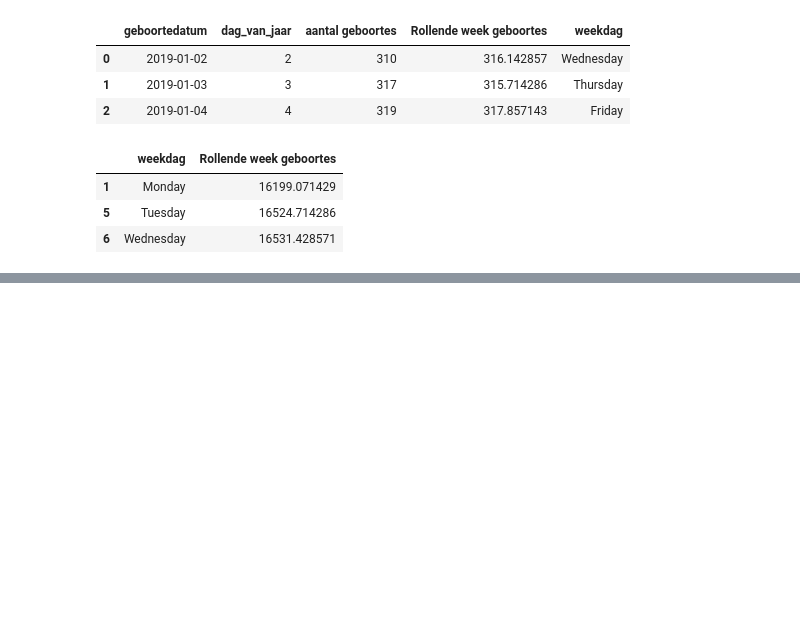
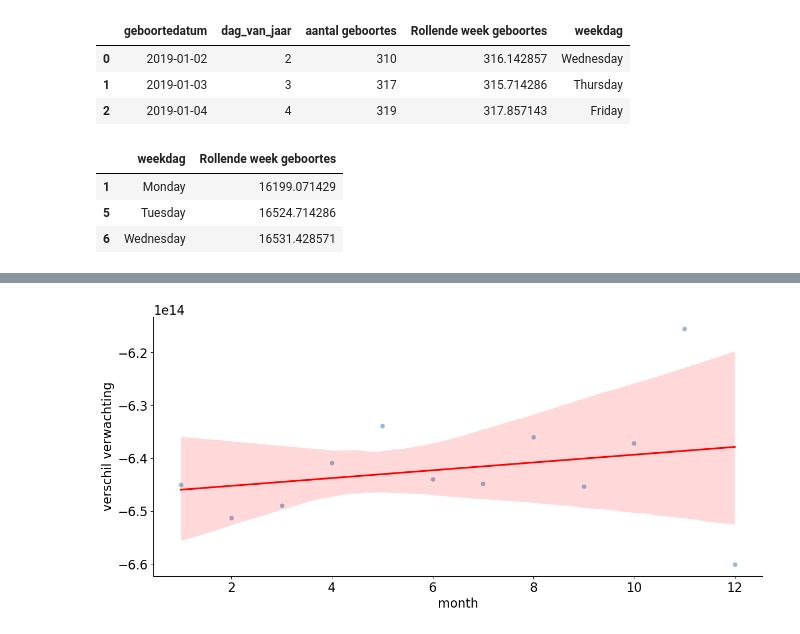
Before and after one commit to cdieltje/ExamenSyntra, a Jupyter notebook: notebooks/examen_deel1_V2.ipynb, the cells around one changed output, grey strips where cells are left out. Saved outputs shown, nothing was run; the diff lists cells and outputs as text; code cells hidden in the pictures; blank space fills up the shorter version.

```diff
--- a/notebooks/examen_deel1_V2.ipynb
+++ b/notebooks/examen_deel1_V2.ipynb
@@ -379,7 +381,6 @@ df_birth_weekday.head(3)
 | 5 | Tuesday | 16524.714286 |
 | 6 | Wednesday | 16531.428571 |
 # %%
-# # Difference 'verwachte datum' and 'geboortedatum'
-# df_test = df_birth_clean.copy()
-# df_test['Verschil verwachting'] =  df_test['geboortedatum'] - df_test['verwachte datum']
-# df_test.head(3)
+# Difference 'verwachte datum' and 'geboortedatum'
+df_test = df_birth_clean.copy()
+df_test['verschil verwachting'] =  df_test['geboortedatum'] - df_test['verwachte datum']
@@ -390,0 +389,18 @@ df_birth_weekday.head(3)
+# %%
+# To make regression line, 'month' and 'verschil verwachting' need to have same Dtype (done in original df)
+df_test['month'] = pd.DatetimeIndex(df_test['geboortedatum']).month
+if df_test['verschil verwachting'].dtype != 'int64': # if-statement to avoid errors when statement runs multiple times
+    df_test['verschil verwachting'] = df_test['verschil verwachting'].astype('int64')
+
+# New df that aggregates 'verschil verwachting' (mean) by month
+df_test_month = (df_test[['verschil verwachting', 'month']].groupby('month')
+                 .agg({'verschil verwachting':'mean'})
+                 .reset_index())
+
+# Plot scatter and trendline
+sns.scatterplot(x='month', y='verschil verwachting', data=df_test_month, alpha=0.5)
+sns.regplot(x='month', y='verschil verwachting', data=df_test_month, scatter=False, color='red')
+
+plt.show();
+# %% [output]
+[figure, added]
```
Also changed, not shown: parts of 3 cells of this notebook.
